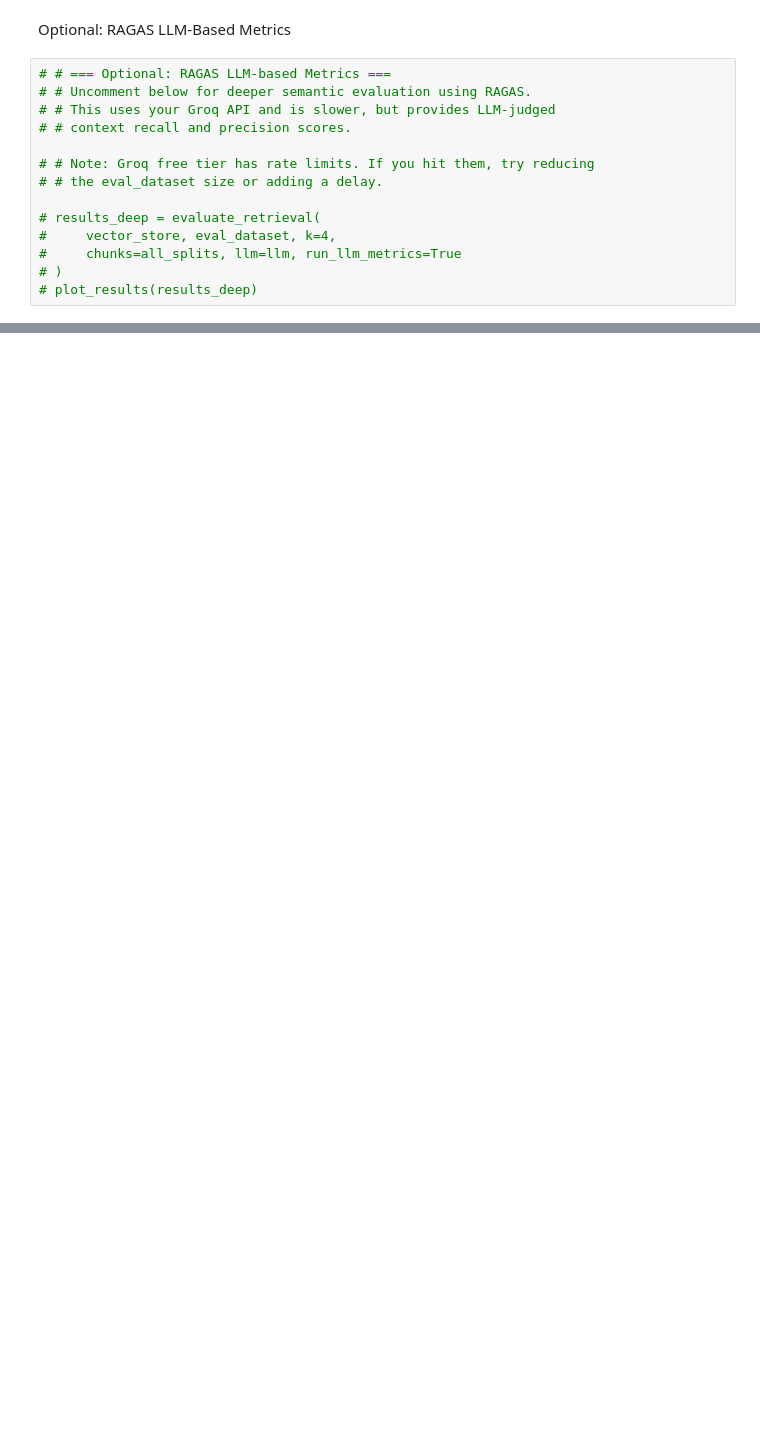
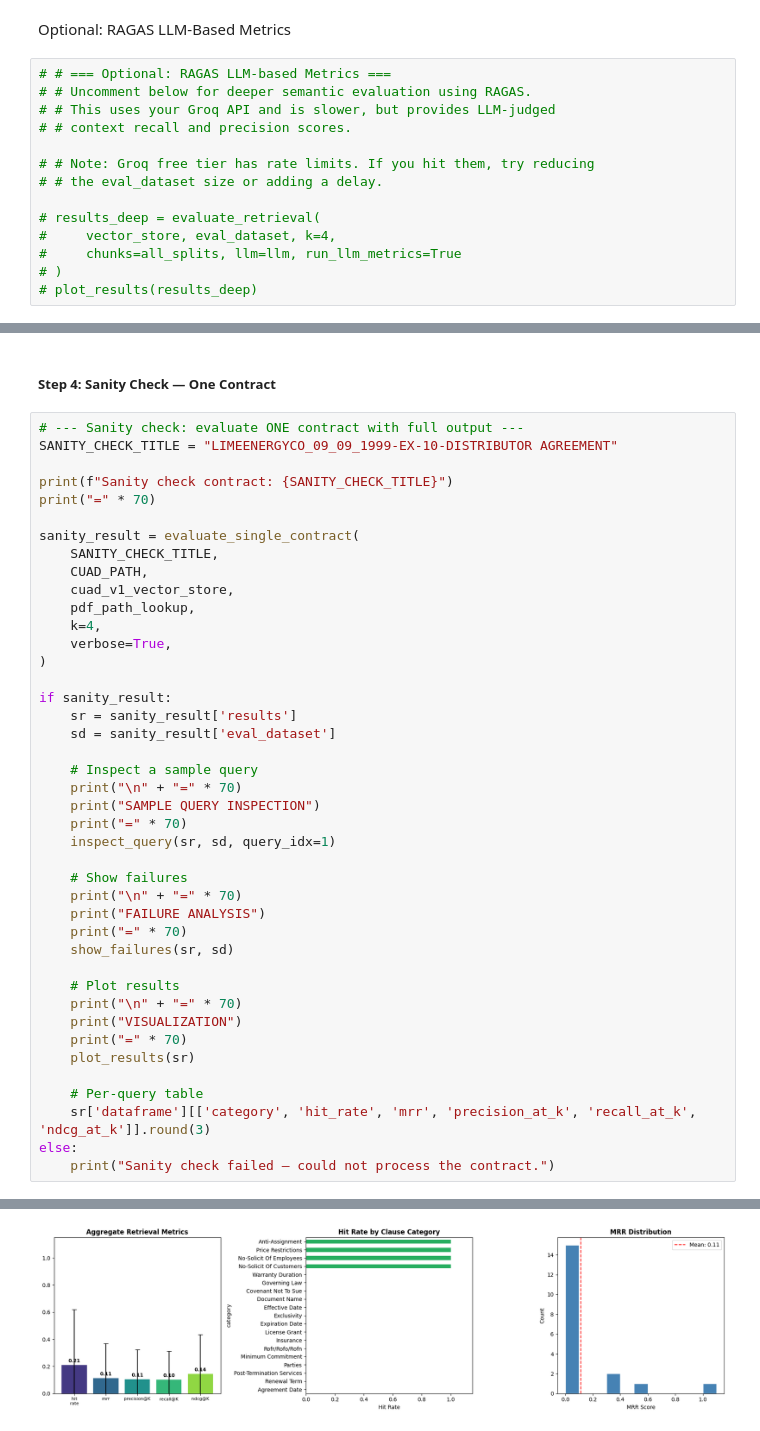
Before and after one commit to riki-11/lawgic, a Jupyter notebook: notebooks/langchain_test.ipynb, the cells around one changed output, grey strips where cells are left out. Saved outputs shown, nothing was run; the diff lists cells and outputs as text; blank space fills up the shorter version.

Commit message:
feat: add mass dataset evaluation and metrics.

```diff
--- a/notebooks/langchain_test.ipynb
+++ b/notebooks/langchain_test.ipynb
@@ -903,0 +1103,45 @@ Optional: RAGAS LLM-Based Metrics
+# %% [markdown]
+##### Step 4: Sanity Check — One Contract
+# %%
+# --- Sanity check: evaluate ONE contract with full output ---
+SANITY_CHECK_TITLE = "LIMEENERGYCO_09_09_1999-EX-10-DISTRIBUTOR AGREEMENT"
+
+print(f"Sanity check contract: {SANITY_CHECK_TITLE}")
+print("=" * 70)
+
+sanity_result = evaluate_single_contract(
+    SANITY_CHECK_TITLE,
+    CUAD_PATH,
+    cuad_v1_vector_store,
+    pdf_path_lookup,
+    k=4,
+    verbose=True,
+)
+
+if sanity_result:
+    sr = sanity_result['results']
+    sd = sanity_result['eval_dataset']
+
+    # Inspect a sample query
+    print("\n" + "=" * 70)
+    print("SAMPLE QUERY INSPECTION")
+    print("=" * 70)
+    inspect_query(sr, sd, query_idx=1)
+
+    # Show failures
+    print("\n" + "=" * 70)
+    print("FAILURE ANALYSIS")
+    print("=" * 70)
+    show_failures(sr, sd)
+
+    # Plot results
+    print("\n" + "=" * 70)
+    print("VISUALIZATION")
+    print("=" * 70)
+    plot_results(sr)
+
+    # Per-query table
+    sr['dataframe'][['category', 'hit_rate', 'mrr', 'precision_at_k', 'recall_at_k', 'ndcg_at_k']].round(3)
+else:
+    print("Sanity check failed — could not process the contract.")
+# %% [output]
@@ -903,0 +1165 @@ Optional: RAGAS LLM-Based Metrics
+[figure, added]
```
Also changed, not shown: parts of 21 cells of this notebook.
